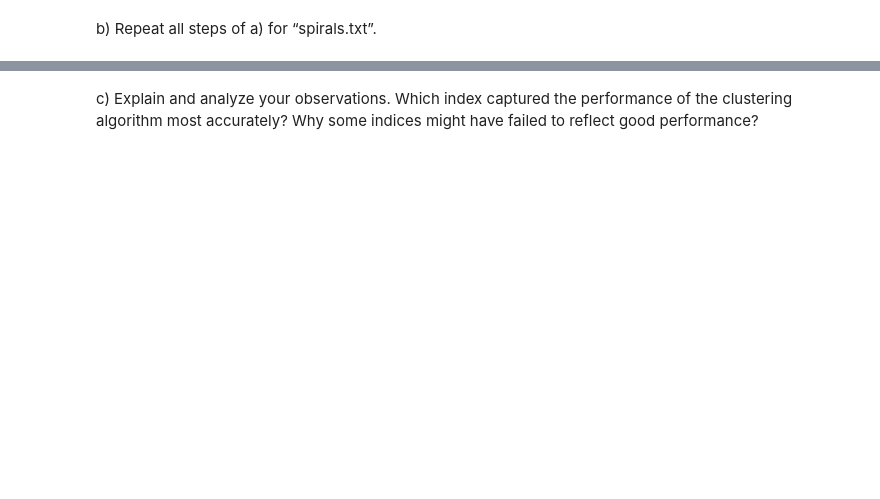
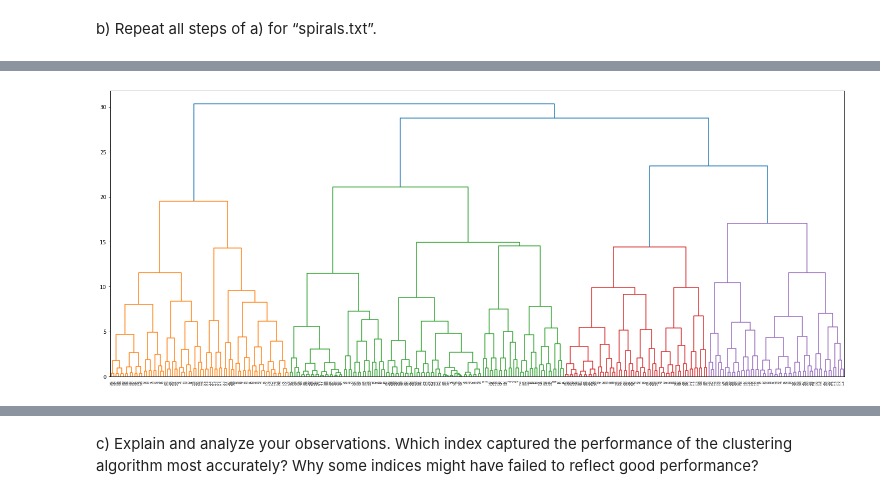
Before and after one commit to banditar/DataMining-2022-aalto, a Jupyter notebook: Assignment 2/Homework2.ipynb, the cells around one changed output, grey strips where cells are left out. Saved outputs shown, nothing was run; the diff lists cells and outputs as text; code cells hidden in the pictures; blank space fills up the shorter version.

```diff
--- a/Assignment 2/Homework2.ipynb
+++ b/Assignment 2/Homework2.ipynb
@@ -34,2 +105,5 @@ validation indices and ii) by visual observation?
 # %% [markdown]
 b) Repeat all steps of a) for “spirals.txt”.
+# %%
+spirals = pd.read_csv('spirals.txt')
+spirals.head()
@@ -35,0 +117,10 @@ b) Repeat all steps of a) for “spirals.txt”.
+# %%
+spirals_noClass = spirals.drop(labels="class", axis=1)
+# %%
+for i in range(2,6):
+    kmeans = KMeans(n_clusters=i)
+    kmeans.fit(spirals_noClass)
+
+    plt.scatter(spirals_noClass['X'], spirals_noClass['Y'], c=kmeans.labels_)
+    plt.title('K-means, K value = %d' %i)
+    plt.show()
@@ -35,0 +132,7 @@ b) Repeat all steps of a) for “spirals.txt”.
+# %%
+Z = linkage(spirals_noClass, 'complete')
+fig = plt.figure(figsize=(25, 10))
+dn = dendrogram(Z)
+plt.show()
+# %% [output]
+[figure, added]
```
Also changed, not shown: parts of 11 cells of this notebook.
